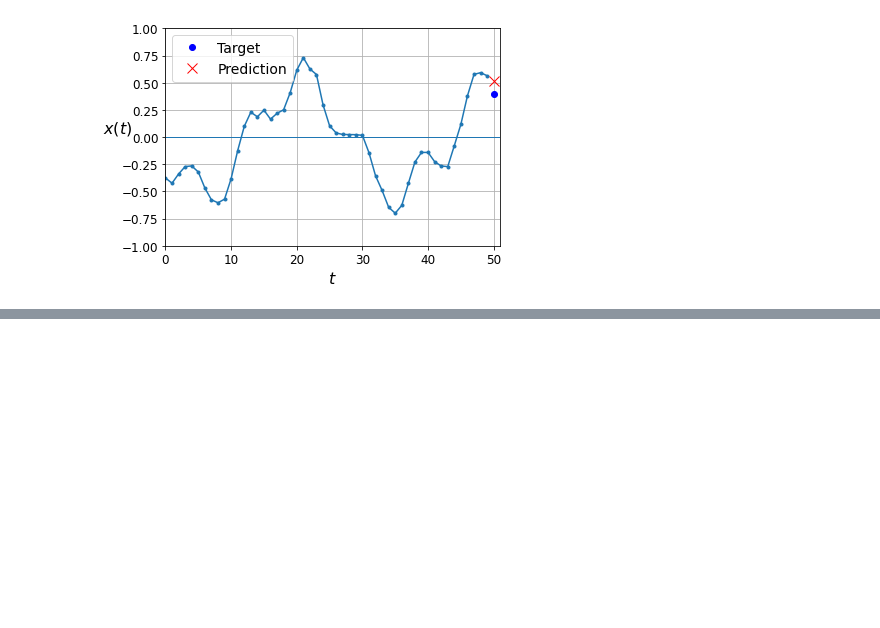
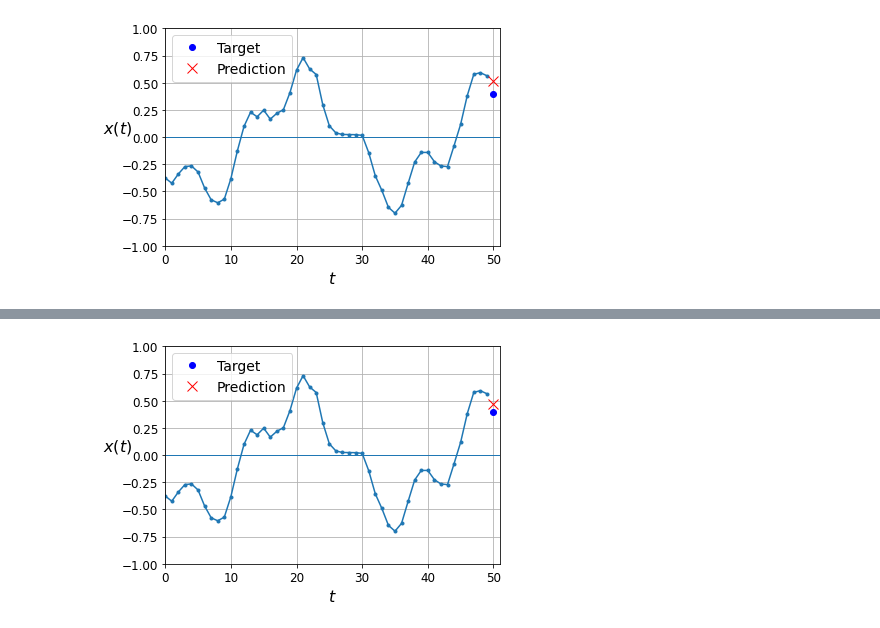
Before and after one commit to Boerd-coin/handson_ml, a Jupyter notebook: practice/15_使用RNN和CNN处理序列.ipynb, the cells around one changed output, grey strips where cells are left out. Cells and saved outputs as stored; diff of their text form; code cells hidden in the pictures; blank space fills up the shorter version.

```diff
--- a/practice/15_使用RNN和CNN处理序列.ipynb
+++ b/practice/15_使用RNN和CNN处理序列.ipynb
@@ -242,0 +307,6 @@ plt.show()
+# %%
+y_pred = model.predict(X_valid)
+plot_series(X_valid[0, :, 0], y_valid[0, 0], y_pred[0, 0])
+plt.show()
+# %% [output]
+[figure, added]
```
Also changed, not shown: parts of 52 cells of this notebook, 1 other file.
